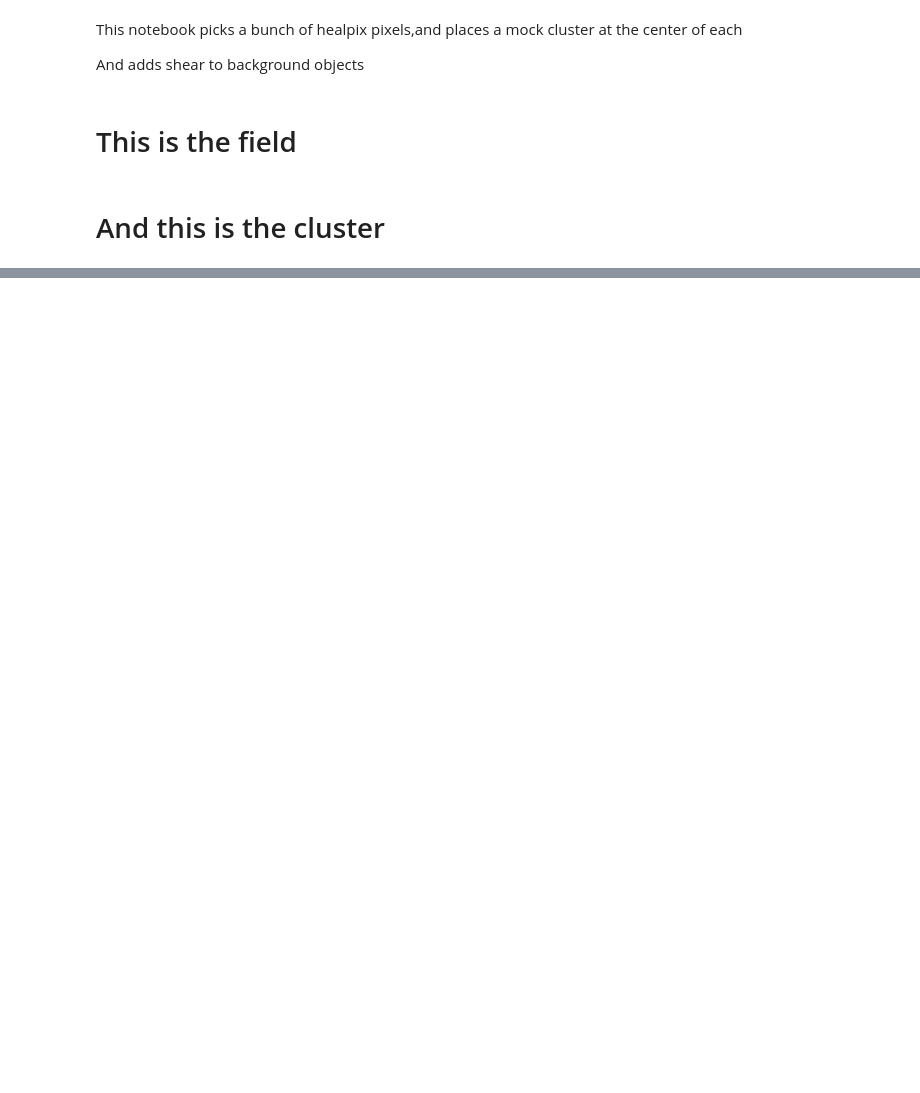
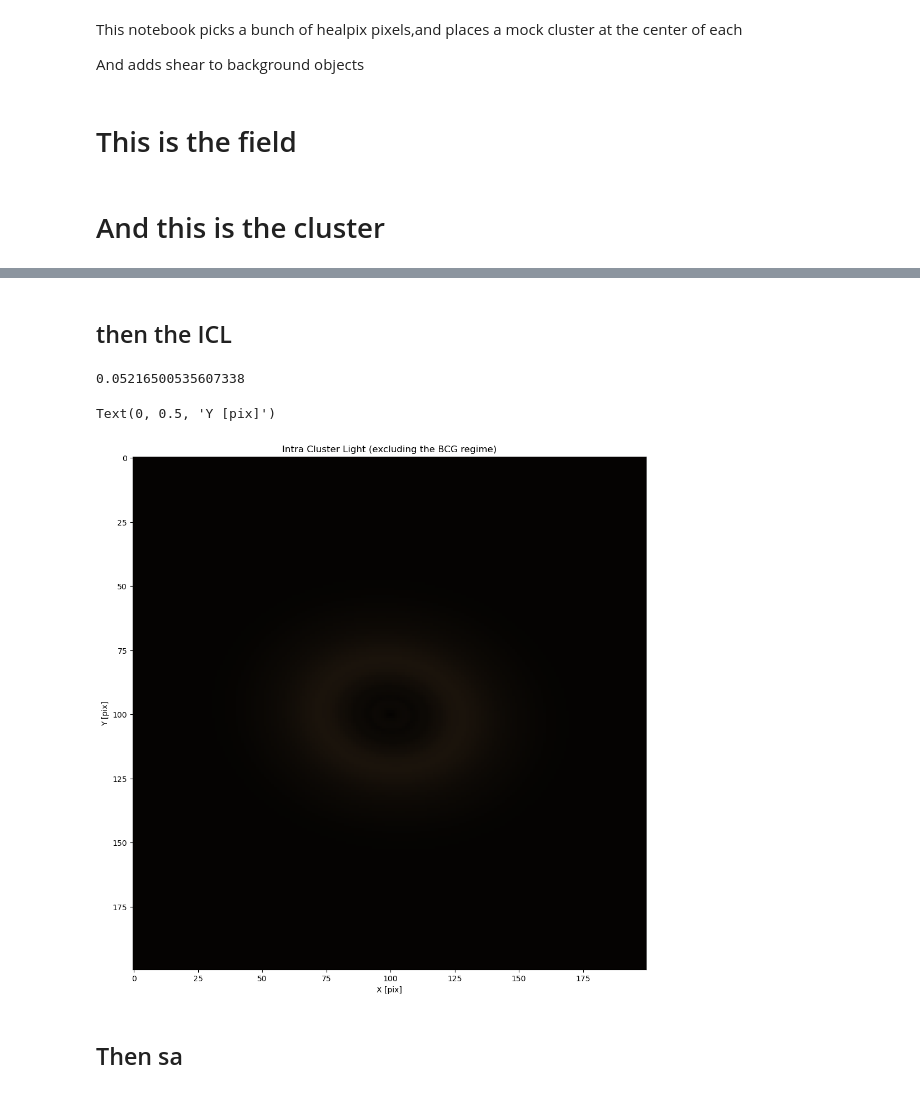
Before and after one commit to vargatn/synthetic, a Jupyter notebook: notebooks/Pipeline/synth_generator_v03.ipynb, the cells around one changed output, grey strips where cells are left out. Cells and saved outputs as stored; diff of their text form; code cells hidden in the pictures; blank space fills up the shorter version.

```diff
--- a/notebooks/Pipeline/synth_generator_v03.ipynb
+++ b/notebooks/Pipeline/synth_generator_v03.ipynb
@@ -92,0 +218,47 @@ mock_catalog = make_mock(table, sky_center=(ra_cen, dec_cen))
+# %% [markdown]
+## then the ICL
+# %%
+galpath = "../galsim/ICL/evolving_red_gal.dat"
+mstarpath = "../galsim/ICL/mstar_des_i03.fit"
+jk_profile_root = "../galsim/ICL/jacknife_profiles_0.15_rand_back_subtracted_corZ_faintgalsub/jacknife_profile_"
+
+bcg = {
+    "size": 32.,
+    "g1": -0.1356766444194723,
+    "g2":0.0345231539560347,
+    "imag": 17.76,
+    "color_gr": 1.36,
+    "color_ri": 0.54,
+    "color_iz": 0.32,
+}
+mass = 10**14.45
+z = 0.3
+# %%
+di = icl.DrawICL(mass, z, bcg, galpath, mstarpath, jk_profile_root)
+di.get_icl()
+ims_icl = [di.flux_g, di.flux_r, di.flux_i, di.flux_z]
+# %%
+fig = plt.figure(figsize=(12, 12))
+ax = fig.add_subplot(111)
+factor = 0.01
+scales = np.array([1., 1.2, 2.5]) * factor
+nonlinear = 0.12
+clip = 0
+
+pad = 0
+obs_im = images.get_color_image(ims_icl[2]+ pad,
+                                ims_icl[1]+ pad,
+                                ims_icl[0] + pad,
+                                nonlinear=nonlinear, clip=clip, scales=scales)
+print(obs_im.max())
+ax.imshow(obs_im[2400:2600, 2400:2600] * 2, origin="upper")
+ax.set_title("Intra Cluster Light (excluding the BCG regime)")
+
+ax.set_xlabel("X [pix]")
+ax.set_ylabel("Y [pix]")
+# %% [output]
+0.05216500535607338
+Text(0, 0.5, 'Y [pix]')
+[figure, added]
+# %% [markdown]
+## Then sa
```
Also changed, not shown: parts of 11 cells of this notebook, 2 other files.
